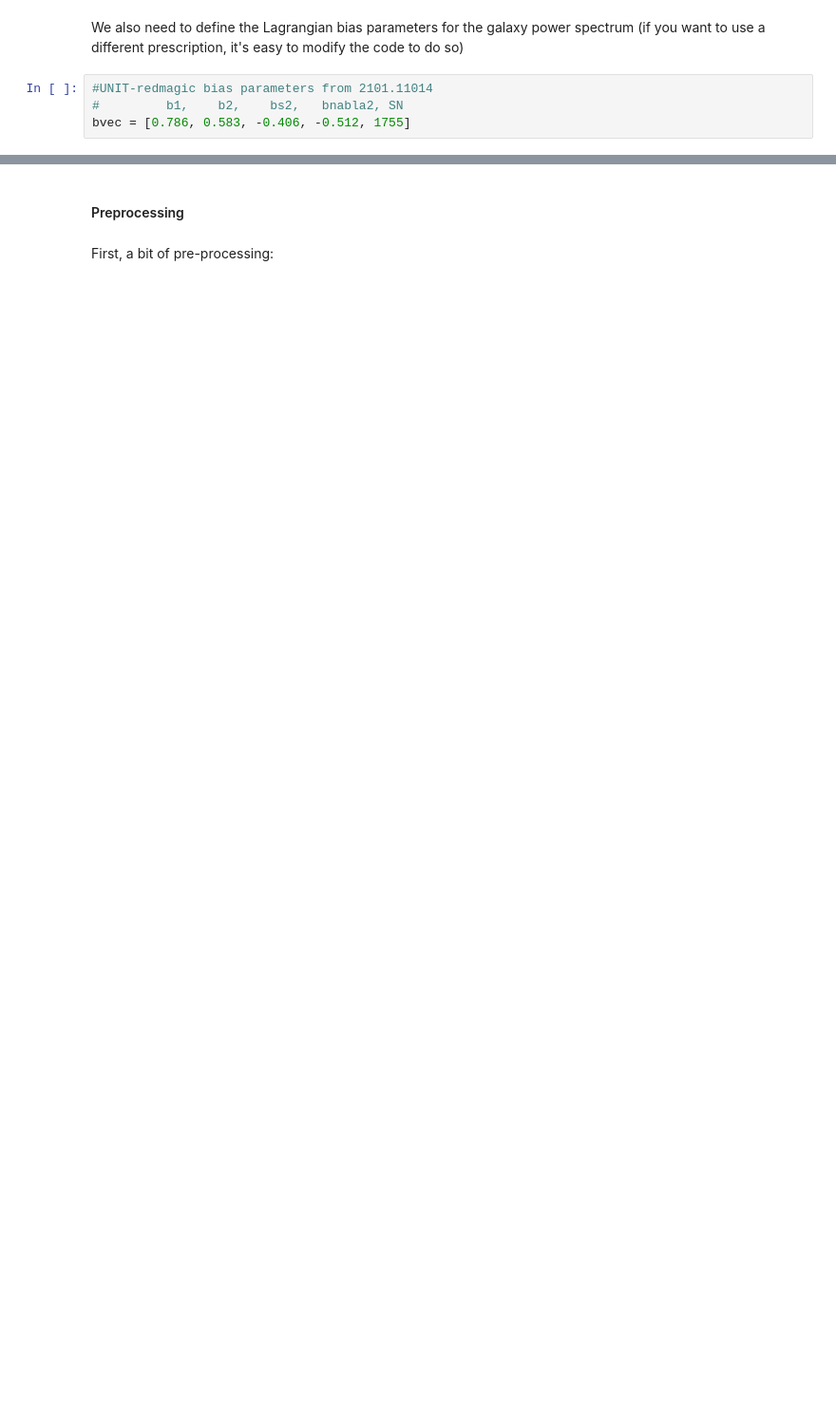
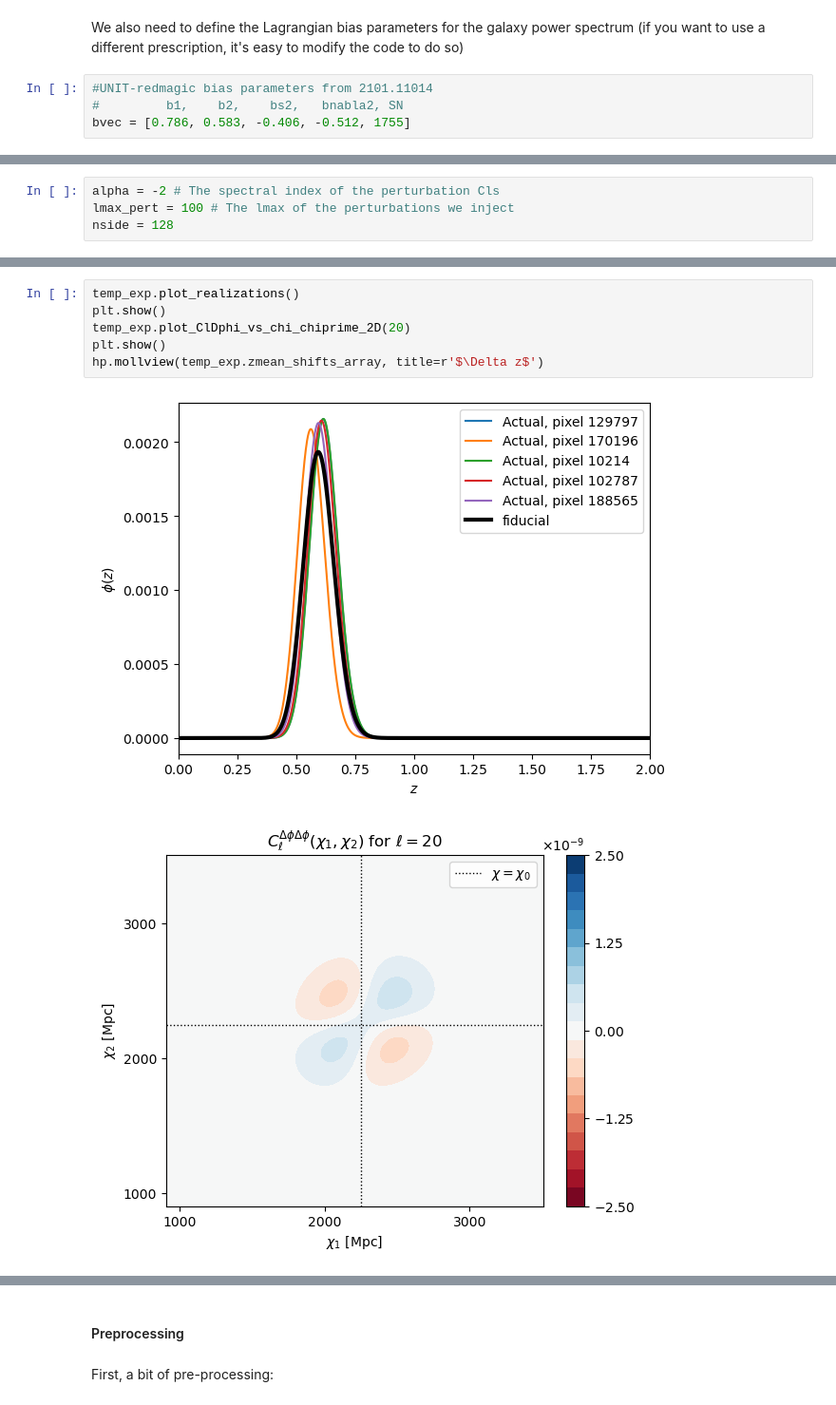
Before and after one commit to abaleato/CARDiAC, a Jupyter notebook: biases_code/galaxy_clustering_example.ipynb, the cells around one changed output, grey strips where cells are left out. Shown at 95% size. Saved outputs shown, nothing was run; the diff lists cells and outputs as text; blank space fills up the shorter version.

```diff
--- a/biases_code/galaxy_clustering_example.ipynb
+++ b/biases_code/galaxy_clustering_example.ipynb
@@ -39,0 +48,4 @@ bvec = [0.786, 0.583, -0.406, -0.512, 1755]
+# %%
+alpha = -2 # The spectral index of the perturbation Cls
+lmax_pert = 100 # The lmax of the perturbations we inject
+nside = 128
@@ -39,0 +58,9 @@ bvec = [0.786, 0.583, -0.406, -0.512, 1755]
+# %%
+temp_exp.plot_realizations()
+plt.show()
+temp_exp.plot_ClDphi_vs_chi_chiprime_2D(20)
+plt.show()
+hp.mollview(temp_exp.zmean_shifts_array, title=r'$\Delta z$')
+# %% [output]
+[figure, added]
+[figure, added]
```
Also changed, not shown: parts of 19 cells of this notebook.
